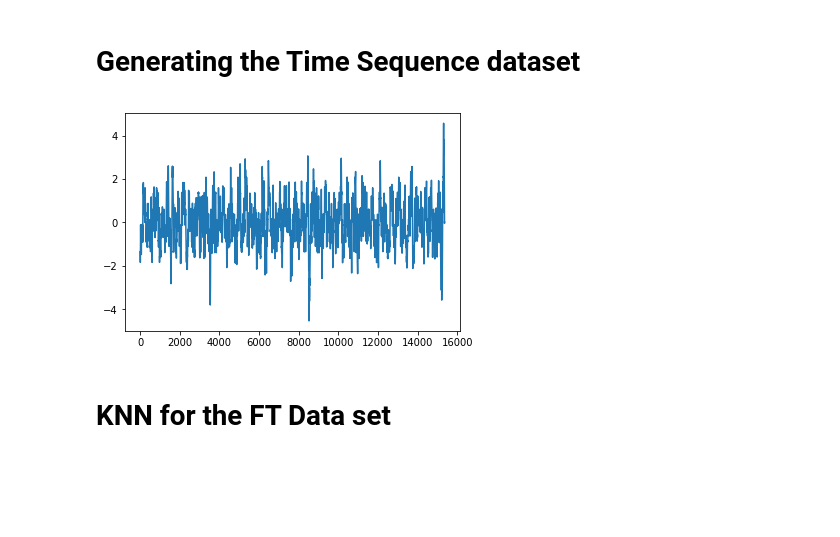
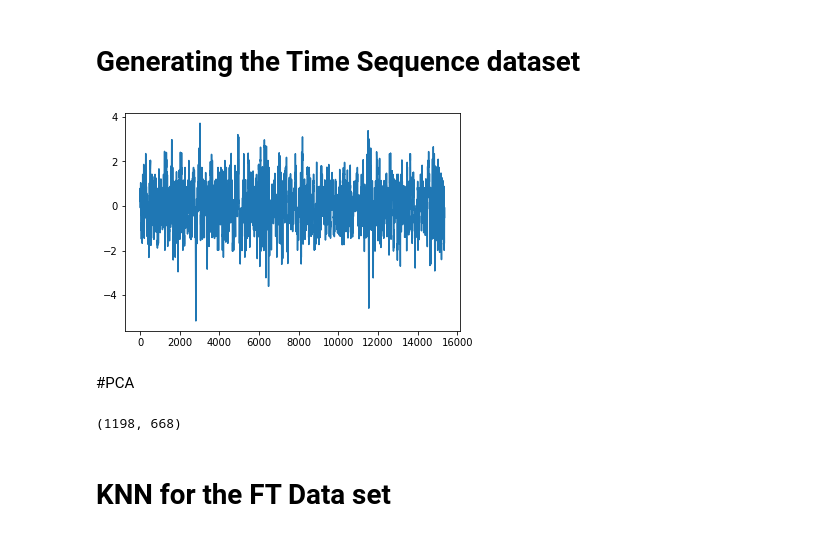
Before and after one commit to alifele/EEG-SelfResearch, a Jupyter notebook: Ensemble.ipynb, the cells around one changed output. Saved outputs shown, nothing was run; the diff lists cells and outputs as text; code cells hidden in the pictures; blank space fills up the shorter version.

```diff
--- a/Ensemble.ipynb
+++ b/Ensemble.ipynb
@@ -226,6 +232,7 @@ DF_D[2].reshape(-1,1).shape
 # Generating the Time Sequence dataset
 # %%
 def Clear_TDomain():
+
   T_D = np.array(data['D'])
   T_N = np.array(data['N'])
   temp_D = T_D.reshape((T_D.shape[0],T_D.shape[2],T_D.shape[1]))
@@ -247,8 +254,13 @@ def Clear_TDomain():
 
   plt.plot(T_D[3][5])
 
-  return T_N, T_D
+  Data = np.vstack((T_N, T_D))
+  target = np.hstack((np.ones(T_N.shape[0]), np.zeros(T_D.shape[0])))
+
+  Data, target = shuffle(Data, target)
+
+  return Data, target
-# %%
-T_N, T_D = Clear_TDomain()
-# %% [output]
-[figure, removed]
+# %%
+T_Data, T_target = Clear_TDomain()
+# %% [output]
+[figure, added]
@@ -255,2 +269,10 @@ T_N, T_D = Clear_TDomain()
+# %% [markdown]
+#PCA
+# %%
+pca = PCA(n_components = 0.95)
+F_pca = pca.fit_transform(F_Data.reshape(F_Data.shape[0],-1))
+F_pca.shape
+# %% [output]
+(1198, 668)
 # %% [markdown]
 # KNN for the FT Data set
```
Also changed, not shown: parts of 25 cells of this notebook.
